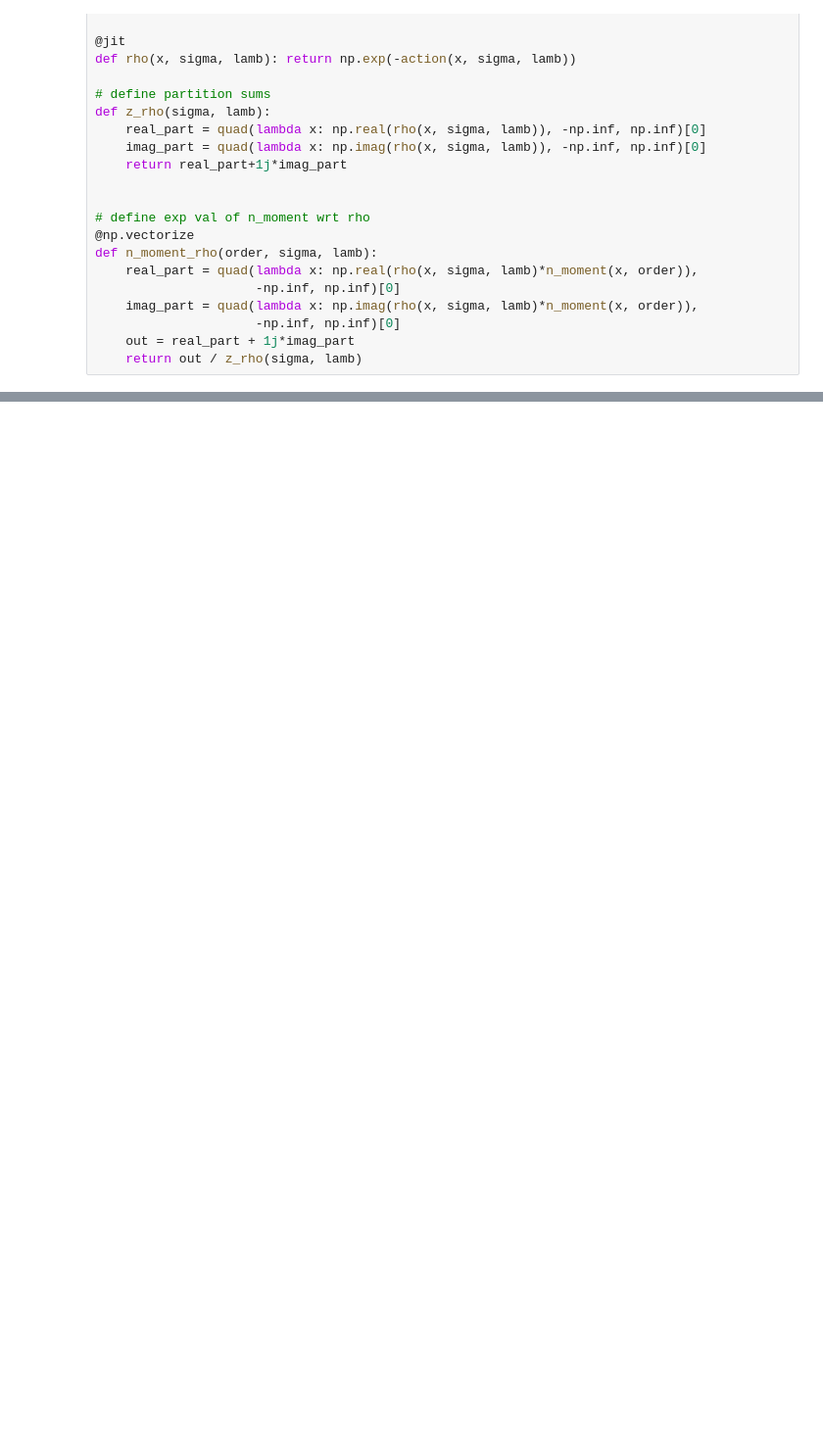
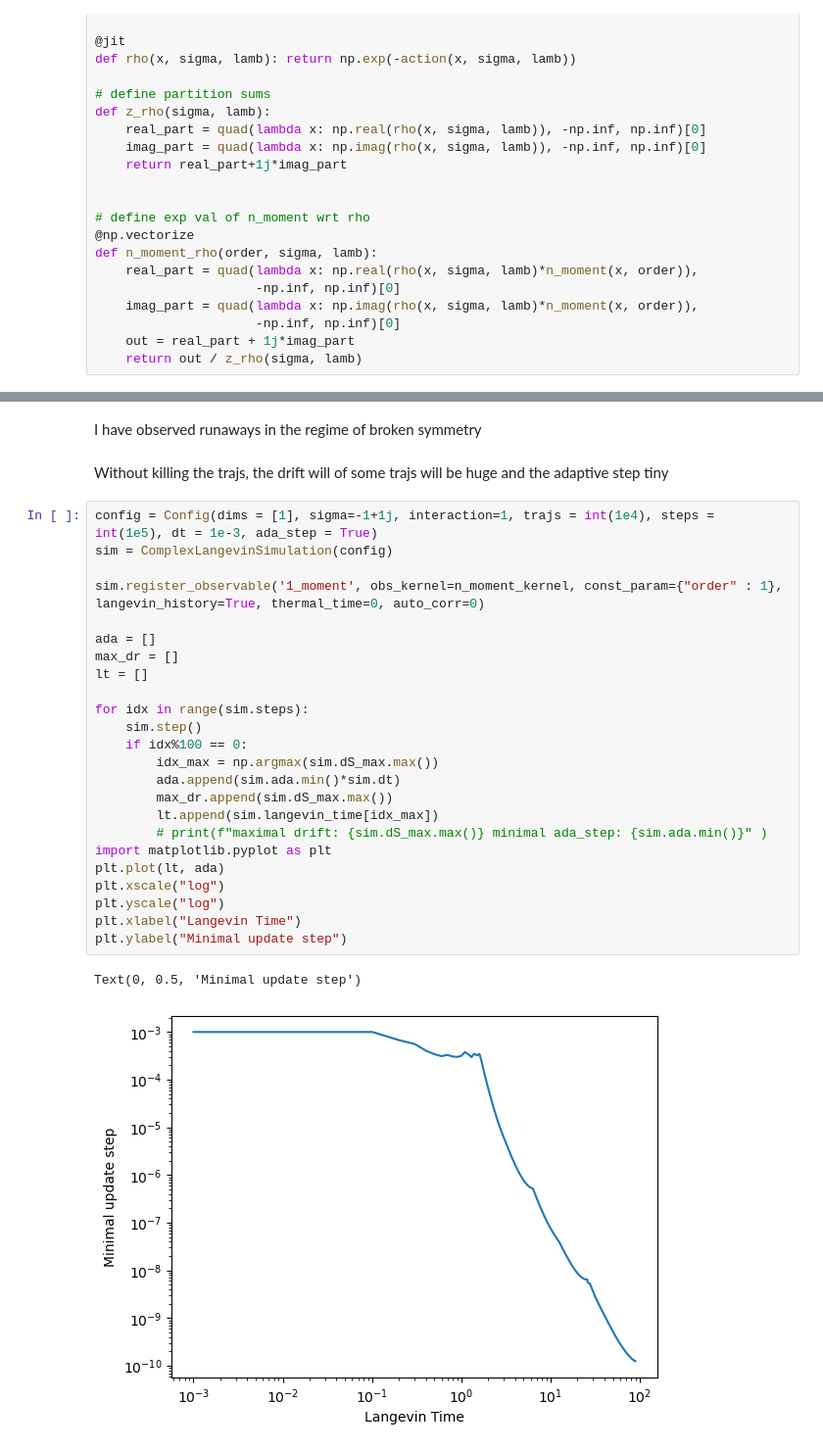
Before and after one commit to FabianHelmberger/Master_project, a Jupyter notebook: how_to/code_explained.ipynb, the cells around one changed output, grey strips where cells are left out. Shown at 98% size. Cells and saved outputs as stored; diff of their text form; blank space fills up the shorter version.

Commit message:
explanation of traj killing

```diff
--- a/how_to/code_explained.ipynb
+++ b/how_to/code_explained.ipynb
@@ -245,0 +371,31 @@ scipy: (0.4679199169736833+0j)
+# %% [markdown]
+I have observed runaways in the regime of broken symmetry
+# %% [markdown]
+Without killing the trajs, the drift will of some trajs will be huge and the adaptive step tiny
+# %%
+config = Config(dims = [1], sigma=-1+1j, interaction=1, trajs = int(1e4), steps = int(1e5), dt = 1e-3, ada_step = True)
+sim = ComplexLangevinSimulation(config)
+
+sim.register_observable('1_moment', obs_kernel=n_moment_kernel, const_param={"order" : 1},  langevin_history=True, thermal_time=0, auto_corr=0)
+
+ada = []
+max_dr = []
+lt = []
+
+for idx in range(sim.steps):
+    sim.step()
+    if idx%100 == 0:
+        idx_max = np.argmax(sim.dS_max.max())
+        ada.append(sim.ada.min()*sim.dt)
+        max_dr.append(sim.dS_max.max())
+        lt.append(sim.langevin_time[idx_max])
+        # print(f"maximal drift: {sim.dS_max.max()} minimal ada_step: {sim.ada.min()}" )
+import matplotlib.pyplot as plt
+plt.plot(lt, ada)
+plt.xscale("log")
+plt.yscale("log")
+plt.xlabel("Langevin Time")
+plt.ylabel("Minimal update step")
+# %% [output]
+Text(0, 0.5, 'Minimal update step')
+[figure, added]
```
Also changed, not shown: parts of 27 cells of this notebook.
